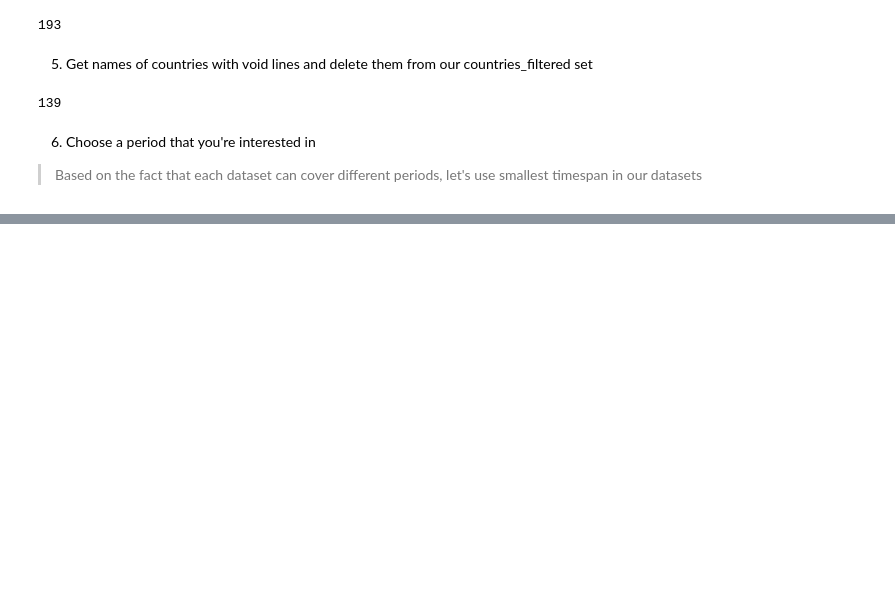
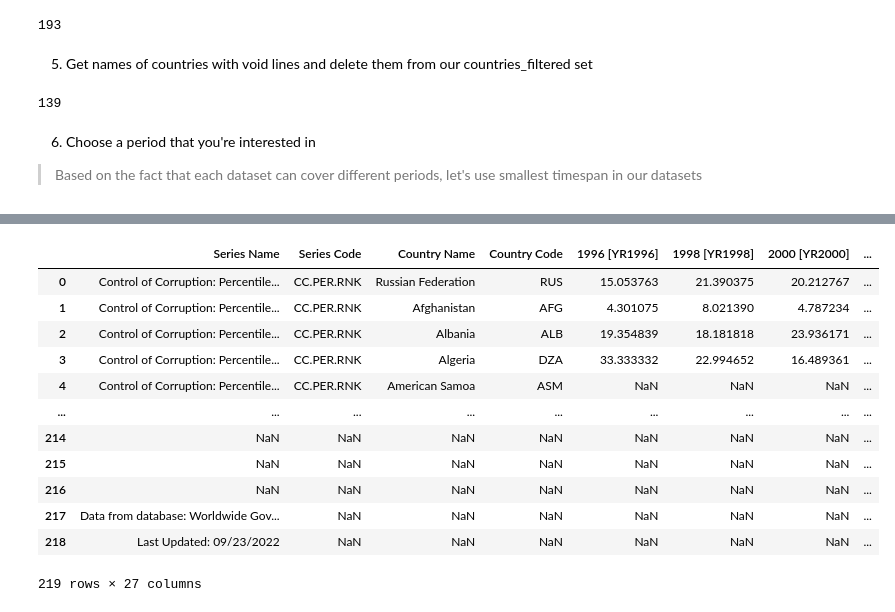
Before and after one commit to BaakhOfficial/Suicide-Rate-Analysis, a Jupyter notebook: Python/WHO_data_prep.ipynb, the cells around one changed output, grey strips where cells are left out. Cells and saved outputs as stored; diff of their text form; code cells hidden in the pictures; blank space fills up the shorter version.

```diff
--- a/Python/WHO_data_prep.ipynb
+++ b/Python/WHO_data_prep.ipynb
@@ -136,0 +348,17 @@ We will use period, based on the last dataset. `2000-2018`
+# %%
+df = pd.read_csv(datalist[1], na_values="..")
+df
+# %% [output]
+|  | Series Name | Series Code | Country Name | Country Code | 1996 [YR1996] | 1998 [YR1998] | 2000 [YR2000] | ... |
+| 0 | Control of Corruption: Percentile... | CC.PER.RNK | Russian Federation | RUS | 15.053763 | 21.390375 | 20.212767 | ... |
+| 1 | Control of Corruption: Percentile... | CC.PER.RNK | Afghanistan | AFG | 4.301075 | 8.021390 | 4.787234 | ... |
+| 2 | Control of Corruption: Percentile... | CC.PER.RNK | Albania | ALB | 19.354839 | 18.181818 | 23.936171 | ... |
+| 3 | Control of Corruption: Percentile... | CC.PER.RNK | Algeria | DZA | 33.333332 | 22.994652 | 16.489361 | ... |
+| 4 | Control of Corruption: Percentile... | CC.PER.RNK | American Samoa | ASM | NaN | NaN | NaN | ... |
+| ... | ... | ... | ... | ... | ... | ... | ... | ... |
+| 214 | NaN | NaN | NaN | NaN | NaN | NaN | NaN | ... |
+| 215 | NaN | NaN | NaN | NaN | NaN | NaN | NaN | ... |
+| 216 | NaN | NaN | NaN | NaN | NaN | NaN | NaN | ... |
+| 217 | Data from database: Worldwide Gov... | NaN | NaN | NaN | NaN | NaN | NaN | ... |
+| 218 | Last Updated: 09/23/2022 | NaN | NaN | NaN | NaN | NaN | NaN | ... |
+219 rows × 27 columns
```
Also changed, not shown: parts of 29 cells of this notebook.
